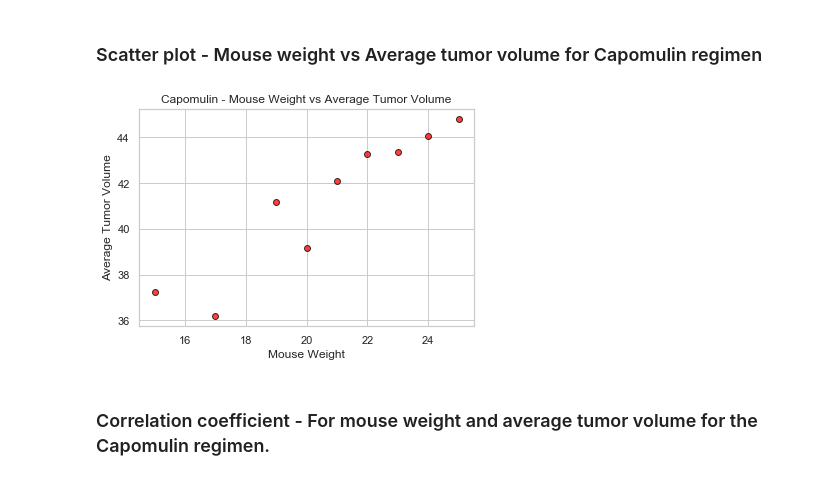
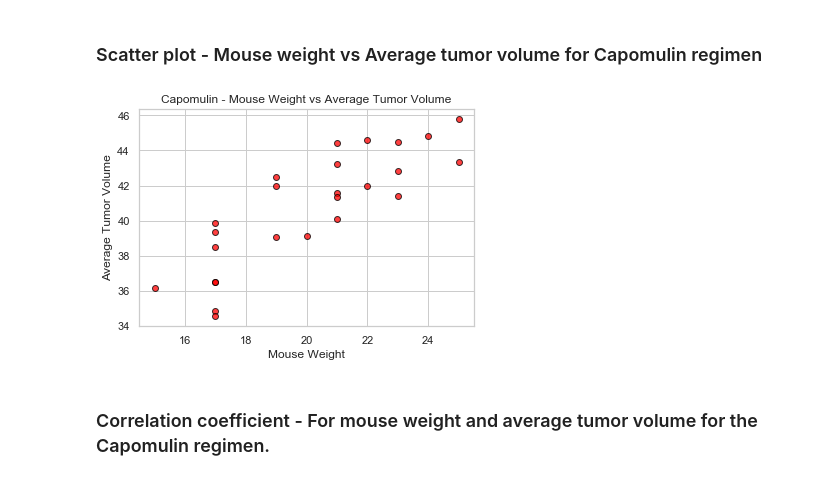
Before and after one commit to prerak-patel/matplotlib-challange, a Jupyter notebook: pymaceuticals_starter.ipynb, the cells around one changed output. Drawn from its saved outputs; the diff is of its cells as text; code cells hidden in the pictures.

Commit message:
Fixed scatter plot and linear regression model

```diff
--- a/pymaceuticals_starter.ipynb
+++ b/pymaceuticals_starter.ipynb
@@ -274,22 +301,20 @@ plt.show()
 ### Scatter plot - Mouse weight vs Average tumor volume for Capomulin regimen
 # %%
 capomulin_df = combined_df.loc[combined_df['Drug Regimen'] == 'Capomulin']
+unique_mice_df = capomulin_df.groupby(['Mouse ID']).mean()
 
-mouse_weights = capomulin_df['Weight (g)'].unique()
-average_tumor_volume = capomulin_df.groupby(['Weight (g)']).agg({'Tumor Volume (mm3)': ['mean']})
-
-# mouse_weights = capomulin_df.groupby(capomulin_df['Mouse ID']).mean()
-# average_tumor_volume = capomulin_df.groupby(capomulin_df['Mouse ID']).mean()
+mouse_weights = unique_mice_df['Weight (g)']
+average_tumor_volume = unique_mice_df['Tumor Volume (mm3)']
 
 plt.scatter(mouse_weights, average_tumor_volume, marker="o", facecolors="red", edgecolors="black",
             alpha=0.75)
 
 plt.title('Capomulin - Mouse Weight vs Average Tumor Volume')
 plt.xlabel('Mouse Weight')
 plt.ylabel('Average Tumor Volume')
 plt.show()
 # %% [output]
-[figure, old version]
+[figure, new version]
 # %% [markdown]
 ### Correlation coefficient - For mouse weight and average tumor volume for the Capomulin regimen.
 # %%
```
Also changed, not shown: parts of 4 cells of this notebook.
